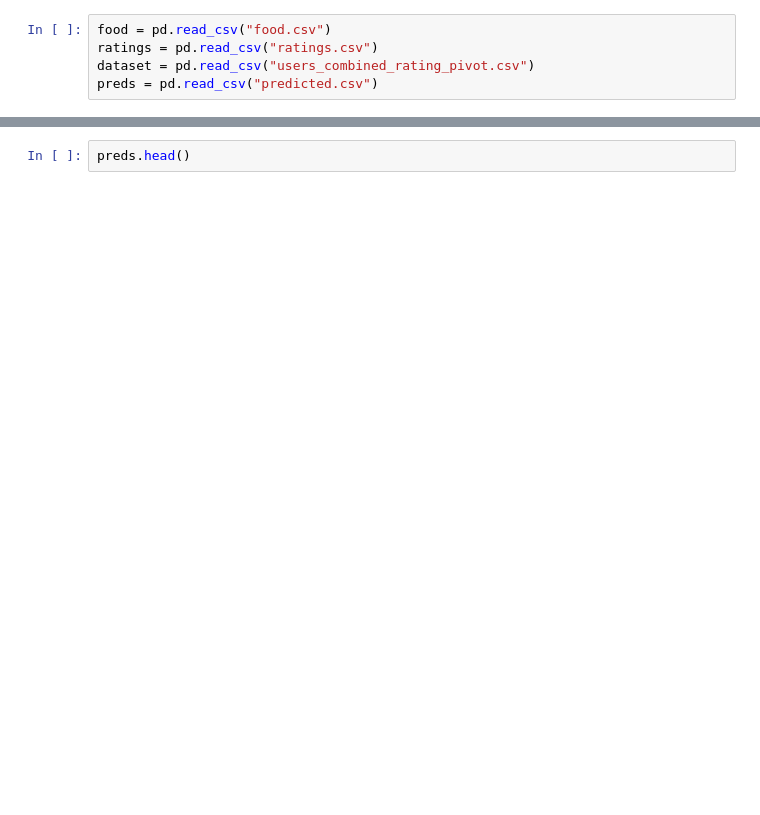
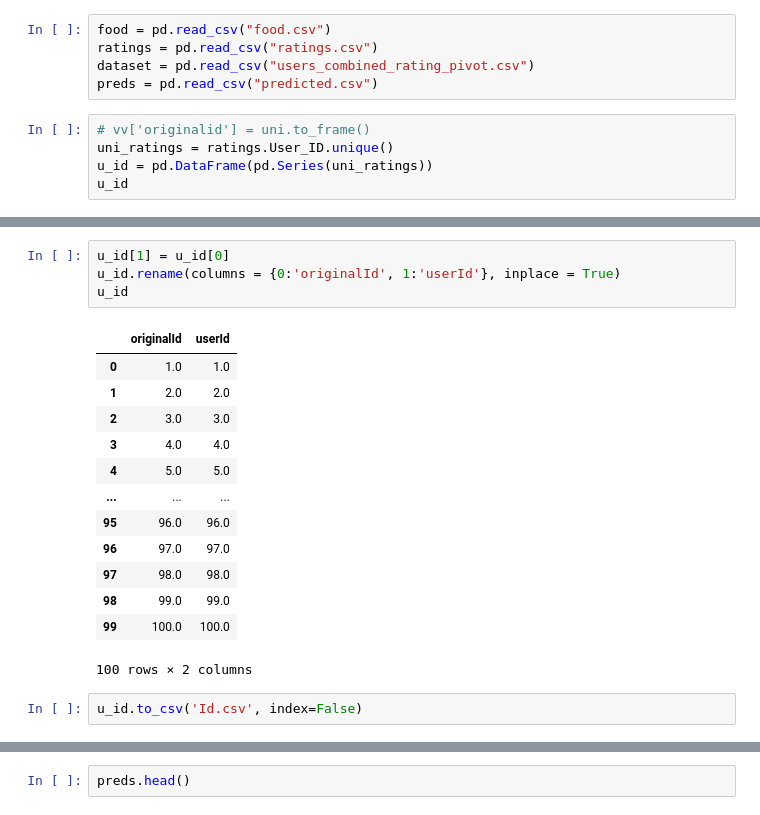
Before and after one commit to Prashanth10/Food-Recommendation, a Jupyter notebook: Model/Sample.ipynb, the cells around one changed output, grey strips where cells are left out. Cells and saved outputs as stored; diff of their text form; blank space fills up the shorter version.

```diff
--- a/Model/Sample.ipynb
+++ b/Model/Sample.ipynb
@@ -68,3 +6,8 @@ food = pd.read_csv("food.csv")
 ratings = pd.read_csv("ratings.csv")
 dataset = pd.read_csv("users_combined_rating_pivot.csv")
 preds = pd.read_csv("predicted.csv")
+# %%
+# vv['originalid'] = uni.to_frame()
+uni_ratings = ratings.User_ID.unique()
+u_id = pd.DataFrame(pd.Series(uni_ratings))
+u_id
@@ -70,0 +28,20 @@ preds = pd.read_csv("predicted.csv")
+# %%
+u_id[1] = u_id[0]
+u_id.rename(columns = {0:'originalId', 1:'userId'}, inplace = True)
+u_id
+# %% [output]
+|  | originalId | userId |
+| 0 | 1.0 | 1.0 |
+| 1 | 2.0 | 2.0 |
+| 2 | 3.0 | 3.0 |
+| 3 | 4.0 | 4.0 |
+| 4 | 5.0 | 5.0 |
+| ... | ... | ... |
+| 95 | 96.0 | 96.0 |
+| 96 | 97.0 | 97.0 |
+| 97 | 98.0 | 98.0 |
+| 98 | 99.0 | 99.0 |
+| 99 | 100.0 | 100.0 |
+100 rows × 2 columns
+# %%
+u_id.to_csv('Id.csv', index=False)
```
Also changed, not shown: parts of 39 cells of this notebook, 4 other files.
